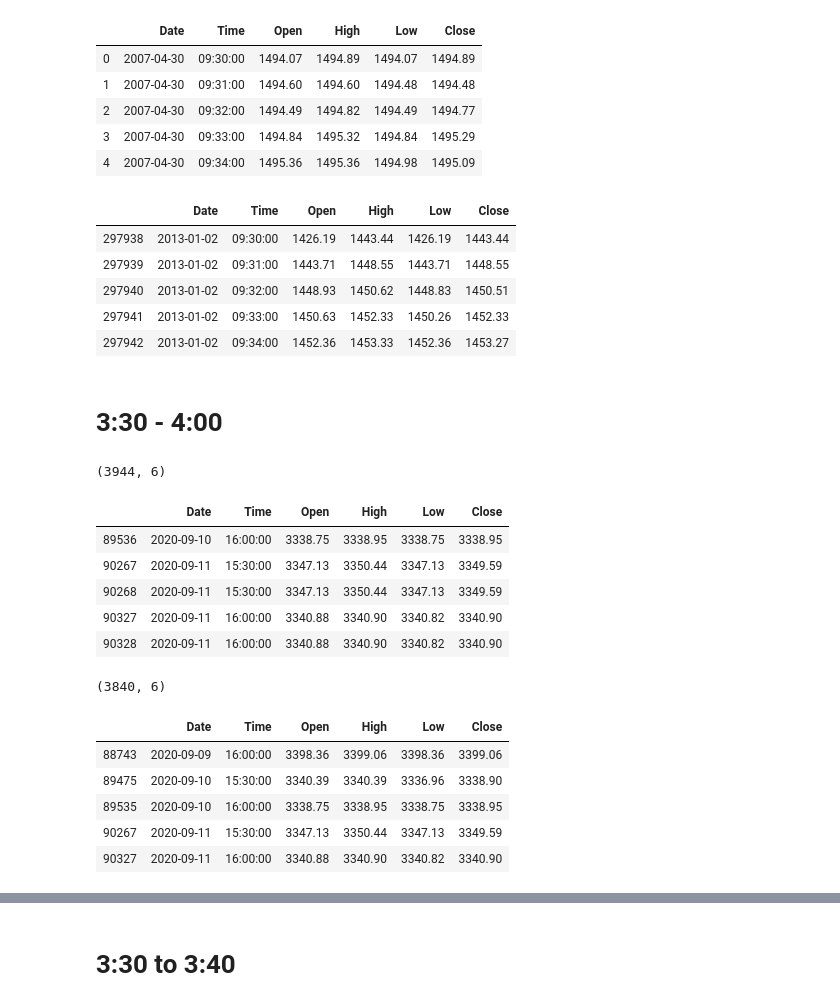
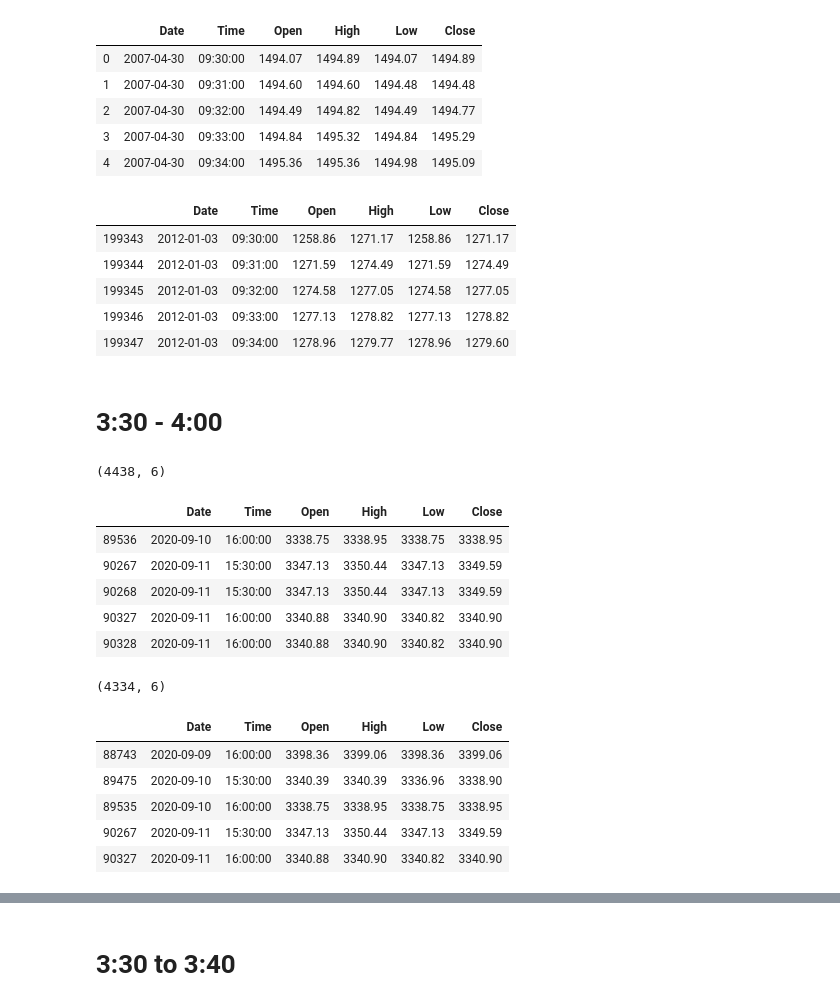
Before and after one commit to jbell1991/330-ramp, a Jupyter notebook: 330 Ramp.ipynb, the cells around one changed output, grey strips where cells are left out. Saved outputs shown, nothing was run; the diff lists cells and outputs as text; code cells hidden in the pictures.

```diff
--- a/330 Ramp.ipynb
+++ b/330 Ramp.ipynb
@@ -80,15 +81,15 @@ df.head()
 df['Date'] = pd.to_datetime(df['Date'])
 # %%
 # look at 2015 onward or maybe August 2015 onward
-df = df[df['Date'] > '2013-01-01']
+df = df[df['Date'] > '2012-01-01']
 df.head()
 # %% [output]
 |  | Date | Time | Open | High | Low | Close |
-| 297938 | 2013-01-02 | 09:30:00 | 1426.19 | 1443.44 | 1426.19 | 1443.44 |
-| 297939 | 2013-01-02 | 09:31:00 | 1443.71 | 1448.55 | 1443.71 | 1448.55 |
-| 297940 | 2013-01-02 | 09:32:00 | 1448.93 | 1450.62 | 1448.83 | 1450.51 |
-| 297941 | 2013-01-02 | 09:33:00 | 1450.63 | 1452.33 | 1450.26 | 1452.33 |
-| 297942 | 2013-01-02 | 09:34:00 | 1452.36 | 1453.33 | 1452.36 | 1453.27 |
+| 199343 | 2012-01-03 | 09:30:00 | 1258.86 | 1271.17 | 1258.86 | 1271.17 |
+| 199344 | 2012-01-03 | 09:31:00 | 1271.59 | 1274.49 | 1271.59 | 1274.49 |
+| 199345 | 2012-01-03 | 09:32:00 | 1274.58 | 1277.05 | 1274.58 | 1277.05 |
+| 199346 | 2012-01-03 | 09:33:00 | 1277.13 | 1278.82 | 1277.13 | 1278.82 |
+| 199347 | 2012-01-03 | 09:34:00 | 1278.96 | 1279.77 | 1278.96 | 1279.60 |
 # %% [markdown]
 # 3:30 - 4:00
 # %%
@@ -97,7 +98,7 @@ ramp = df[(df['Time'] == '15:30:00') | (df['Time'] == '16:00:00')]
 print(ramp.shape)
 ramp.tail()
 # %% [output]
-(3944, 6)
+(4438, 6)
 |  | Date | Time | Open | High | Low | Close |
 | 89536 | 2020-09-10 | 16:00:00 | 3338.75 | 3338.95 | 3338.75 | 3338.95 |
 | 90267 | 2020-09-11 | 15:30:00 | 3347.13 | 3350.44 | 3347.13 | 3349.59 |
@@ -110,7 +111,7 @@ ramp = ramp.drop_duplicates()
 print(ramp.shape)
 ramp.tail()
 # %% [output]
-(3840, 6)
+(4334, 6)
 |  | Date | Time | Open | High | Low | Close |
 | 88743 | 2020-09-09 | 16:00:00 | 3398.36 | 3399.06 | 3398.36 | 3399.06 |
 | 89475 | 2020-09-10 | 15:30:00 | 3340.39 | 3340.39 | 3336.96 | 3338.90 |
```
Also changed, not shown: parts of 106 cells of this notebook.
